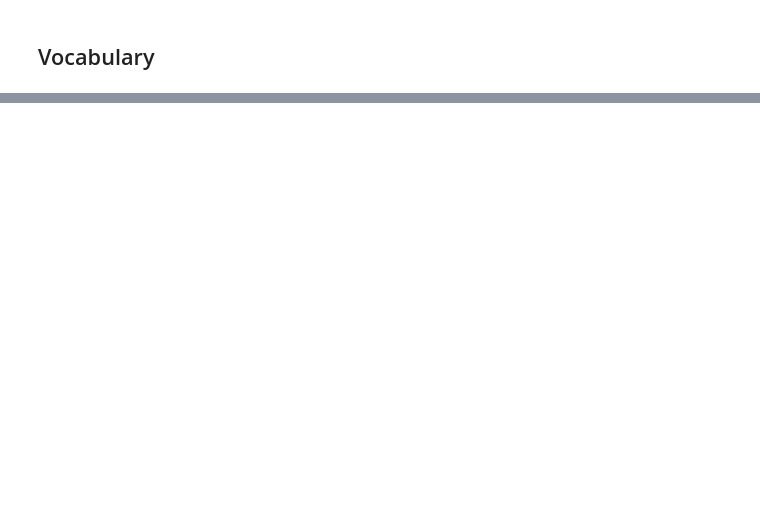
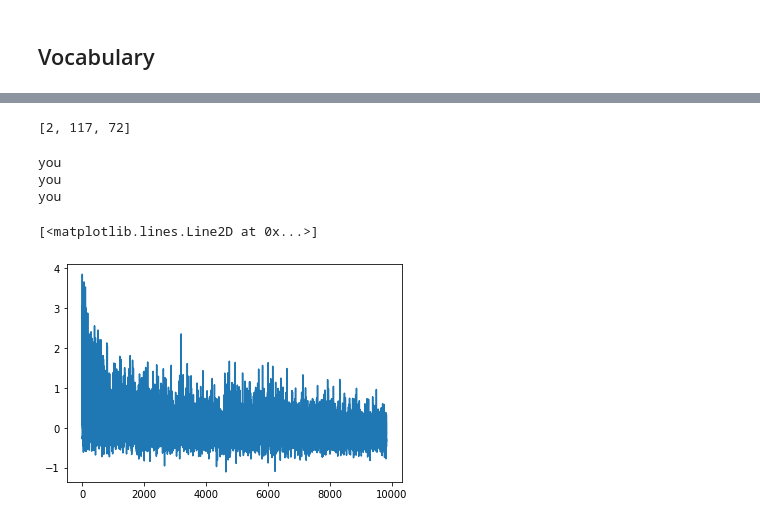
Before and after one commit to LeoSerena/LicchaviByzantineResilience, a Jupyter notebook: language_model.ipynb, the cells around one changed output, grey strips where cells are left out. Saved outputs shown, nothing was run; the diff lists cells and outputs as text; code cells hidden in the pictures; blank space fills up the shorter version.

```diff
--- a/language_model.ipynb
+++ b/language_model.ipynb
@@ -262,9 +176,18 @@ class NextWordPredictorModel(torch.nn.Module):
 model = NextWordPredictorModel(
     emb_dim  = EMB_SIZE,
     vocab_size = voc.get_vocab_size(),
-    num_lstm_hidden_layers = 2,
-    hidden_state_size = 32,
-    dropout = 0.2,
+    num_lstm_hidden_layers = 3,
+    hidden_state_size = 200,
+    dropout = 0.5,
     device = DEVICE,
-    fp16 = False
+    lr = 1e-2,
+    fp16 = True,
+    weight = weights
 ).to(DEVICE)
+
+if model.fp16:
+    model, model.optimizer = amp.initialize(
+        model,
+        model.optimizer,
+        opt_level = 'O1' # https://nvidia.github.io/apex/amp.html
+    )
@@ -271,2 +214,0 @@ model = NextWordPredictorModel(
-# %%
-model.fit(train_dataloader, 5)
@@ -278,0 +215,10 @@ train loss at epoch 5 : 1.0165940505683084
+# %%
+metrics = model.fit(
+    train_dataloader = train_dataloader,
+    eval_dataloader = val_dataloader,
+    num_epochs = 100,
+    early_stopping = True,
+    early_stopping_patience = 3,
+    early_stopping_metric = 'val_loss',
+    early_stopping_metric_best = 'min', # if lower is better (like for loss)
+)
@@ -278,0 +279,25 @@ train loss at epoch 5 : 1.0165940505683084
+# %%
+sent = 'so how are'
+ind = [voc.word_to_idx[w] for w in sent.split(' ')]
+print(ind)
+hidden = model.init_hidden(1)
+inputs = torch.tensor([ind]).to(DEVICE)
+model.eval()
+output, hidden = model(inputs, hidden)
+preds = output.view(-1, model.vocab_size)
+# %% [output]
+[2, 117, 72]
+# %%
+for i in preds.topk(1)[1].view(-1):
+    w = voc.idx_to_word[i.item()]
+    print(w)
+# %% [output]
+you
+you
+you
+# %%
+a = output[0][0].detach().to('cpu').numpy()
+plt.plot(a)
+# %% [output]
+[<matplotlib.lines.Line2D at 0x...>]
+[figure, added]
```
Also changed, not shown: parts of 30 cells of this notebook, 2 other files.
